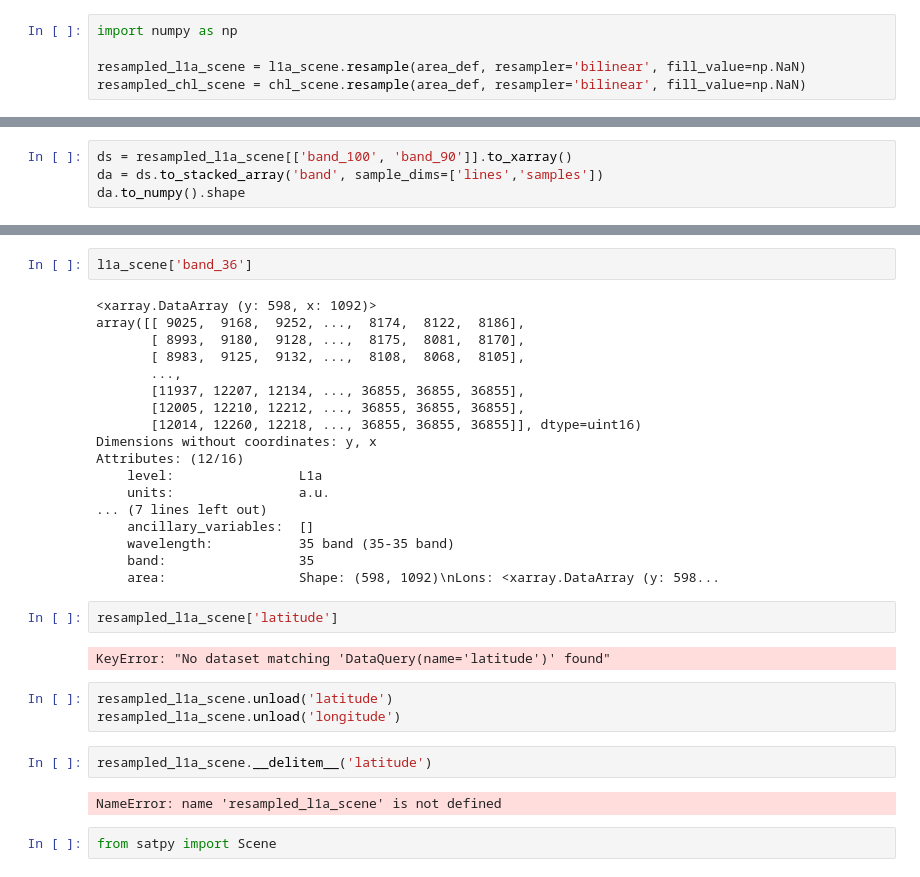
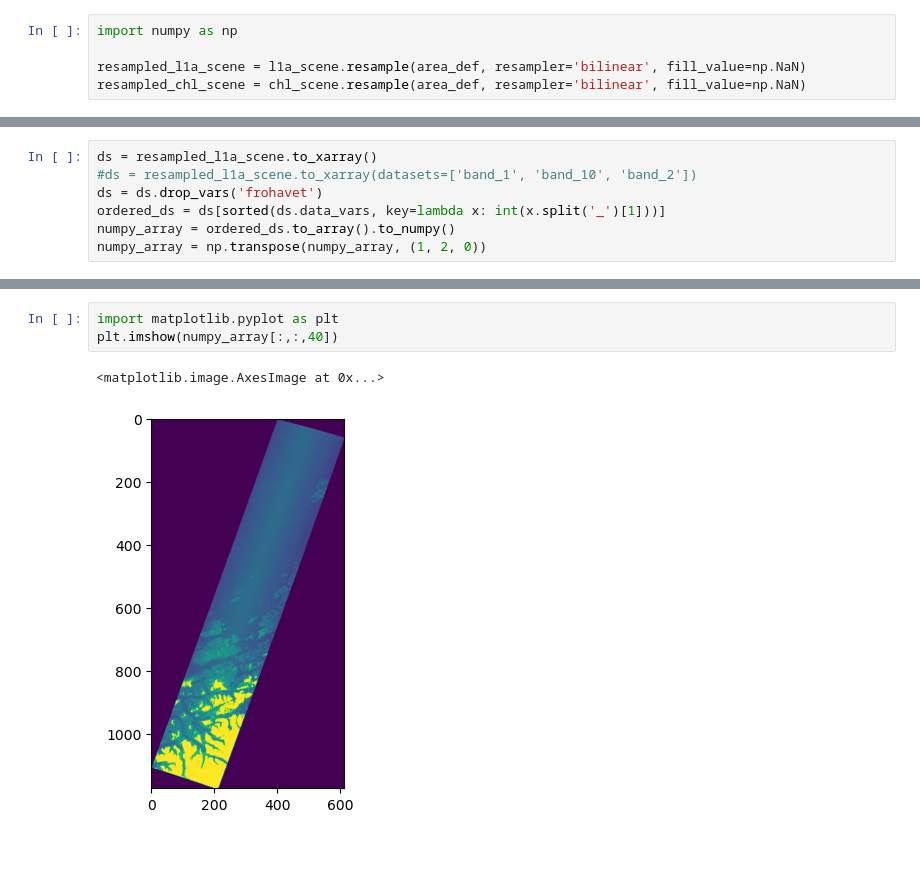
Before and after one commit to NTNU-SmallSat-Lab/hypso-package, a Jupyter notebook: demo/demo_resampling.ipynb, the cells around one changed output, grey strips where cells are left out. Drawn from its saved outputs; the diff is of its cells as text; blank space fills up the shorter version.

```diff
--- a/demo/demo_resampling.ipynb
+++ b/demo/demo_resampling.ipynb
@@ -60,4 +62,7 @@ resampled_chl_scene = chl_scene.resample(area_def, resampler='bilinear', fill_va
 # %%
-ds = resampled_l1a_scene[['band_100', 'band_90']].to_xarray()
-da = ds.to_stacked_array('band', sample_dims=['lines','samples'])
-da.to_numpy().shape
+ds = resampled_l1a_scene.to_xarray()
+#ds = resampled_l1a_scene.to_xarray(datasets=['band_1', 'band_10', 'band_2'])
+ds = ds.drop_vars('frohavet')
+ordered_ds = ds[sorted(ds.data_vars, key=lambda x: int(x.split('_')[1]))]
+numpy_array = ordered_ds.to_array().to_numpy()
+numpy_array = np.transpose(numpy_array, (1, 2, 0))
@@ -93,33 +69,6 @@ Area ID: frohavet Description: roi Projection: {'ellps': 'bessel', 'lat_0': '90'
-# %%
-l1a_scene['band_36']
-# %% [output]
-<xarray.DataArray (y: 598, x: 1092)>
-array([[ 9025,  9168,  9252, ...,  8174,  8122,  8186],
-       [ 8993,  9180,  9128, ...,  8175,  8081,  8170],
-       [ 8983,  9125,  9132, ...,  8108,  8068,  8105],
-       ...,
-       [11937, 12207, 12134, ..., 36855, 36855, 36855],
-       [12005, 12210, 12212, ..., 36855, 36855, 36855],
-       [12014, 12260, 12218, ..., 36855, 36855, 36855]], dtype=uint16)
-Dimensions without coordinates: y, x
-Attributes: (12/16)
-    level:                L1a
-    units:                a.u.
-... (7 lines left out)
-    ancillary_variables:  []
-    wavelength:           35 band (35-35 band)
-    band:                 35
-    area:                 Shape: (598, 1092)\nLons: <xarray.DataArray (y: 598...
-# %%
-resampled_l1a_scene['latitude']
-# %% [output]
-KeyError: "No dataset matching 'DataQuery(name='latitude')' found"
-# %%
-resampled_l1a_scene.unload('latitude')
-resampled_l1a_scene.unload('longitude')
-# %%
-resampled_l1a_scene.__delitem__('latitude')
-# %% [output]
-NameError: name 'resampled_l1a_scene' is not defined
-# %%
-from satpy import Scene
+# %%
+import matplotlib.pyplot as plt
+plt.imshow(numpy_array[:,:,40])
+# %% [output]
+<matplotlib.image.AxesImage at 0x...>
+[figure, added]
```
Also changed, not shown: parts of 3 cells of this notebook.
